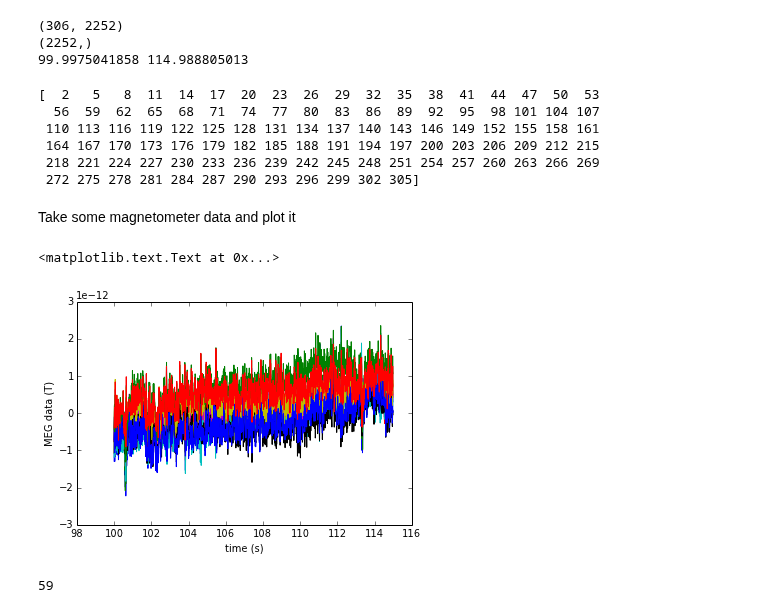
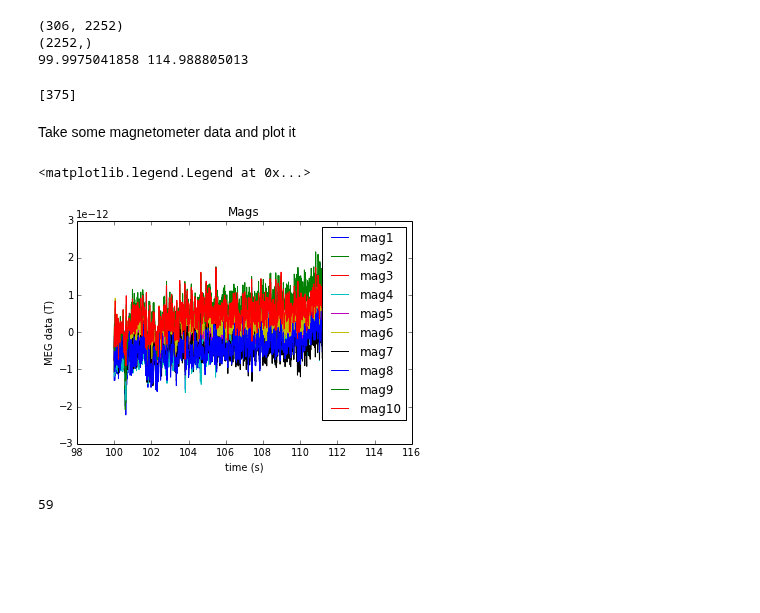
Before and after one commit to mne-tools/mne-python-notebooks, a Jupyter notebook: 1-MNE_from_raw_to_epochs_evoked.ipynb, the cells around one changed output. Saved outputs shown, nothing was run; the diff lists cells and outputs as text; code cells hidden in the pictures; blank space fills up the shorter version.

```diff
--- a/1-MNE_from_raw_to_epochs_evoked.ipynb
+++ b/1-MNE_from_raw_to_epochs_evoked.ipynb
@@ -93,26 +87,24 @@ print times.min(), times.max()
 # %%
-picks = mne.pick_types(raw.info, meg='mag', exclude=[])
+picks = mne.pick_types(raw.info, meg=False, eeg=False, eog=True, exclude=[])
 print picks
 # %% [output]
-[  2   5   8  11  14  17  20  23  26  29  32  35  38  41  44  47  50  53
-  56  59  62  65  68  71  74  77  80  83  86  89  92  95  98 101 104 107
- 110 113 116 119 122 125 128 131 134 137 140 143 146 149 152 155 158 161
- 164 167 170 173 176 179 182 185 188 191 194 197 200 203 206 209 212 215
- 218 221 224 227 230 233 236 239 242 245 248 251 254 257 260 263 266 269
- 272 275 278 281 284 287 290 293 296 299 302 305]
+[375]
 # %% [markdown]
 Take some magnetometer data and plot it
 # %%
+%matplotlib inline
 picks = mne.pick_types(raw.info, meg='mag', exclude=[])
 data, times = raw[picks[:10], start:stop]
 
 import matplotlib.pyplot as plt
 plt.plot(times, data.T)
 plt.xlabel('time (s)')
 plt.ylabel('MEG data (T)')
+plt.title('Mags')
+plt.legend(['mag%d' % k for k in range(1, 11)])
 # %% [output]
-<matplotlib.text.Text at 0x...>
+<matplotlib.legend.Legend at 0x...>
-[figure, old version]
+[figure, new version]
 # %%
 len(mne.pick_types(raw.info, meg=False, eeg=True, exclude='bads'))
 # %% [output]
```
Also changed, not shown: parts of 25 cells of this notebook, 2 other files.
